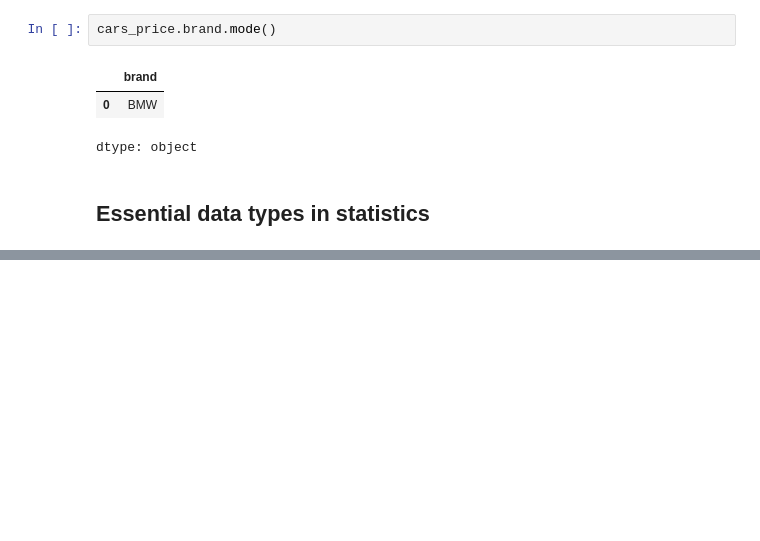
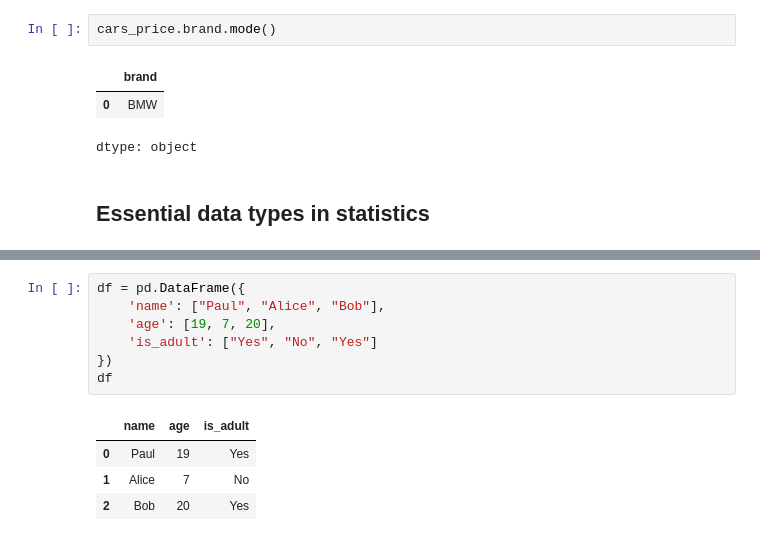
Before and after one commit to prokope/BTCpedia, a Jupyter notebook: statistics.ipynb, the cells around one changed output, grey strips where cells are left out. Saved outputs shown, nothing was run; the diff lists cells and outputs as text; blank space fills up the shorter version.

Commit message:
studying about numerical (quantitative) and qualitative (categorical) data

```diff
--- a/statistics.ipynb
+++ b/statistics.ipynb
@@ -67,0 +116,12 @@ Sub-types:
+# %%
+df = pd.DataFrame({
+    'name': ["Paul", "Alice", "Bob"],
+    'age': [19, 7, 20],
+    'is_adult': ["Yes", "No", "Yes"]
+})
+df
+# %% [output]
+|  | name | age | is_adult |
+| 0 | Paul | 19 | Yes |
+| 1 | Alice | 7 | No |
+| 2 | Bob | 20 | Yes |
```
Also changed, not shown: parts of 10 cells of this notebook.
